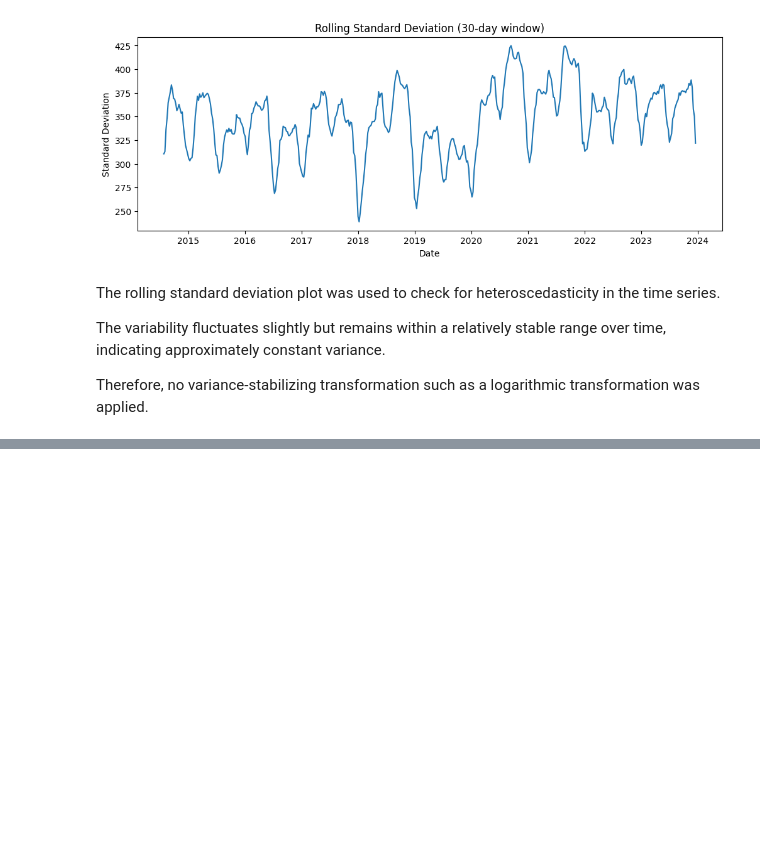
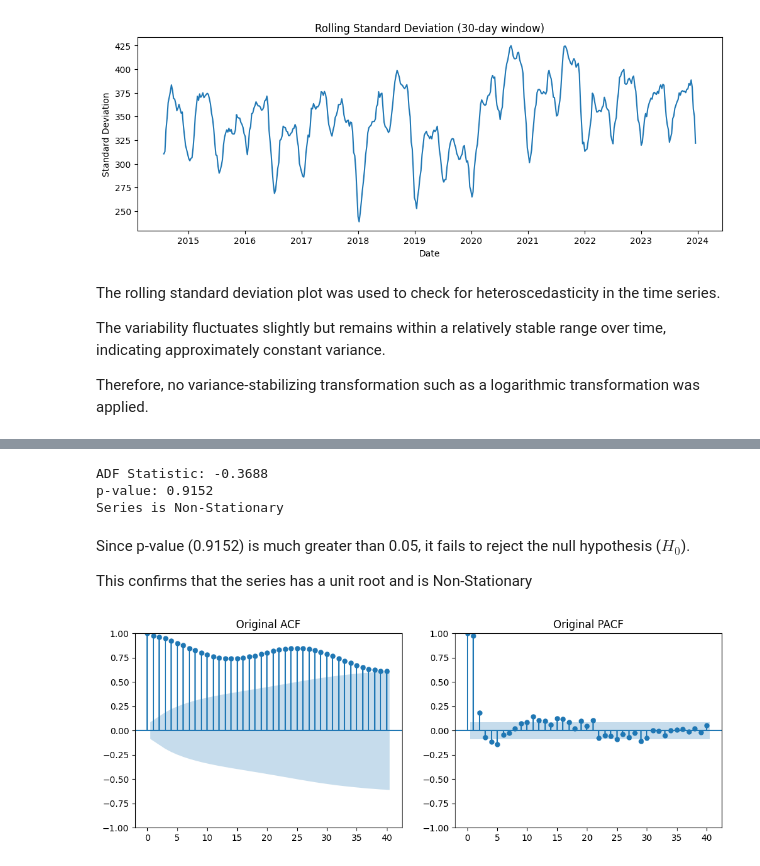
Before and after one commit to kahunde-Elizabeth/Time-series-project-group2, a Jupyter notebook: group2 project.ipynb, the cells around one changed output, grey strips where cells are left out. Cells and saved outputs as stored; diff of their text form; code cells hidden in the pictures; blank space fills up the shorter version.

```diff
--- a/group2 project.ipynb
+++ b/group2 project.ipynb
@@ -95,0 +104,35 @@ Therefore, no variance-stabilizing transformation such as a logarithmic transfor
+# %%
+# Stationarity: Perform a formal test to determine if the series is stationary. Explain the
+#null and alternative hypotheses in this context.
+
+from statsmodels.tsa.stattools import adfuller
+# Function to run ADF test
+def check_stationarity(series):
+    result = adfuller(series)
+    print(f'ADF Statistic: {result[0]:.4f}')
+    print(f'p-value: {result[1]:.4f}')
+    print("Series is Stationary" if result[1] <= 0.05 else "Series is Non-Stationary")
+
+
+check_stationarity(df['Price_UGX'])
+# %% [output]
+ADF Statistic: -0.3688
+p-value: 0.9152
+Series is Non-Stationary
+# %% [markdown]
+Since p-value (0.9152) is much greater than 0.05, it fails to reject the null hypothesis ($H_0$).
+
+This confirms that the series has a unit root and is Non-Stationary
+# %%
+#2. Correlation Analysis: Present and interpret the ACF and PACF plots.
+
+import matplotlib.pyplot as plt
+from statsmodels.graphics.tsaplots import plot_acf, plot_pacf
+
+# Plotting ACF and PACF for the original data
+fig, (ax1, ax2) = plt.subplots(1, 2, figsize=(12, 4))
+plot_acf(df['Price_UGX'], ax=ax1, lags=40, title="Original ACF")
+plot_pacf(df['Price_UGX'], ax=ax2, lags=40, title="Original PACF")
+plt.show()
+# %% [output]
+[figure, added]
```
Also changed, not shown: parts of 24 cells of this notebook, 1 other file.
